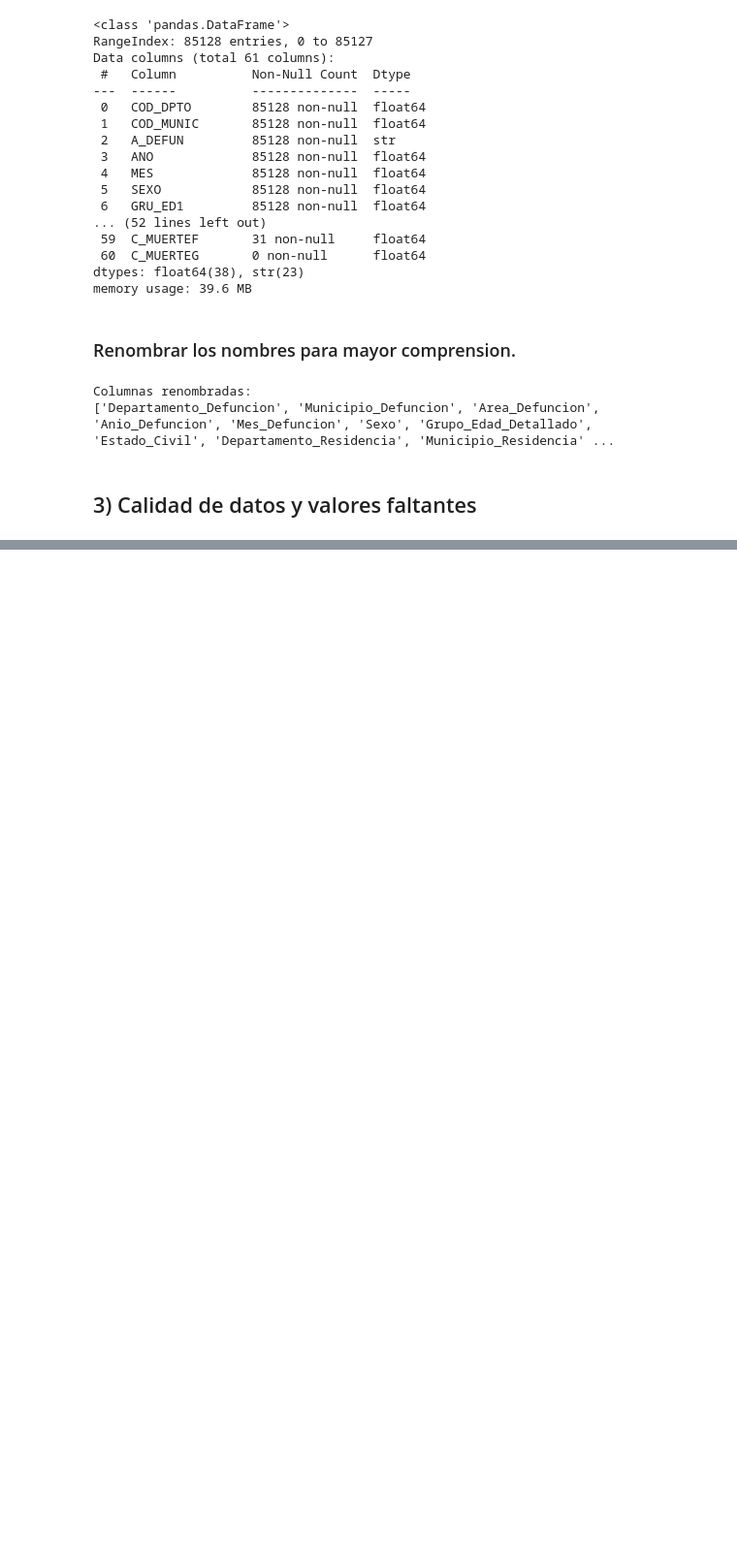
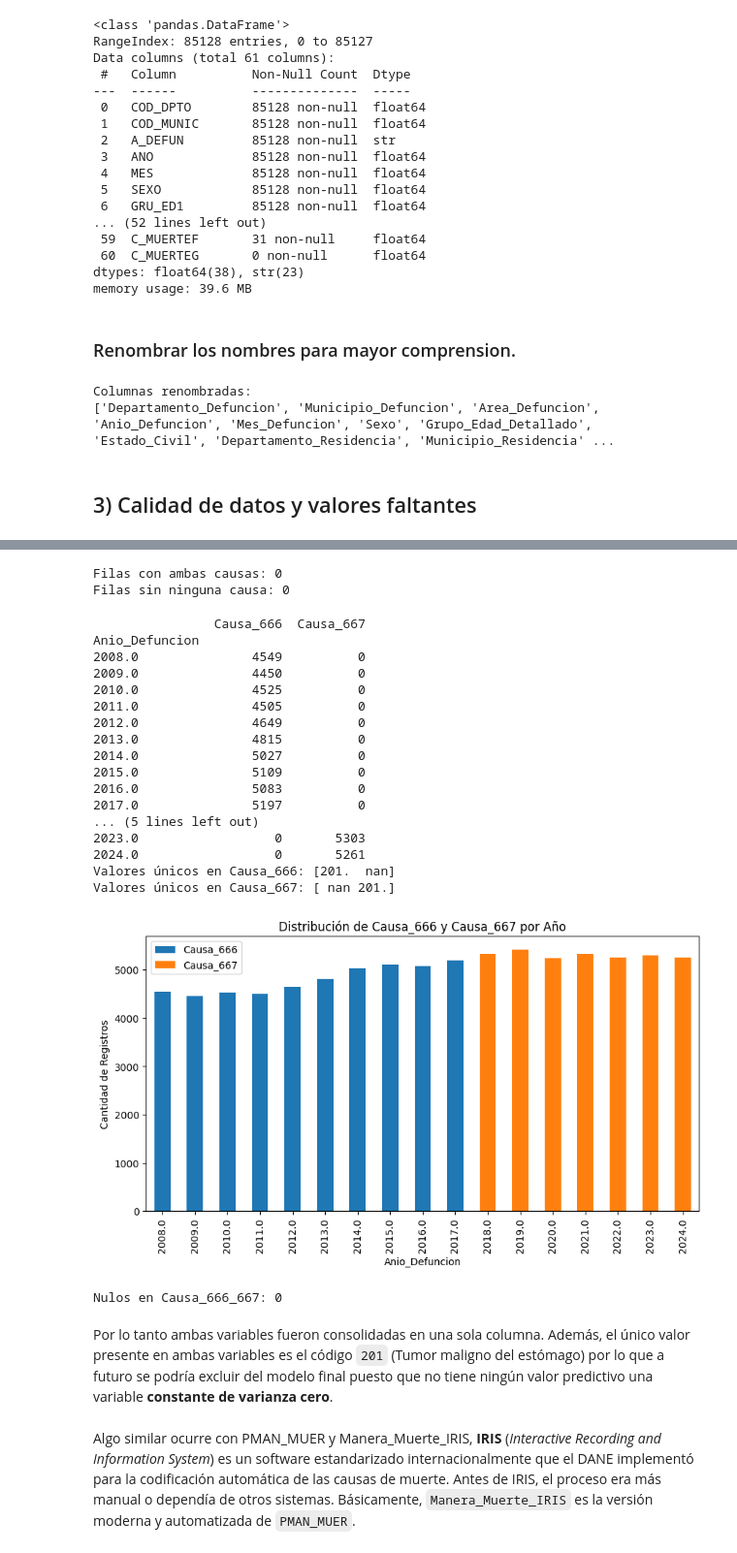
Before and after one commit to LasciaStare/Seminario, a Jupyter notebook: EDA_ESTOMAGO_2008_2024.ipynb, the cells around one changed output, grey strips where cells are left out. Shown at 97% size. Cells and saved outputs as stored; diff of their text form; code cells hidden in the pictures; blank space fills up the shorter version.

Commit message:
LimpiezaHecha
Falta documentacion

```diff
--- a/EDA_ESTOMAGO_2008_2024.ipynb
+++ b/EDA_ESTOMAGO_2008_2024.ipynb
@@ -253,0 +252,4 @@ dtype: float64
+# %%
+# drop columnas
+drop_cols = ['Tiempo_Permanencia_Num', 'Estado_Civil_Madre','Manera_Muerte_Historica','Municipio_Ocurrencia_Hecho','Departamento_Ocurrencia_Hecho', 'Tipo_Formulario']
+df.drop(columns=drop_cols, inplace=True)
@@ -253,0 +258,4 @@ dtype: float64
+# %%
+# 1. Limpieza de geografía (eliminamos el ruido mínimo)
+cols_geo = ['Area_Residencia', 'Departamento_Residencia', 'Municipio_Residencia']
+df = df.dropna(subset=cols_geo)
@@ -253,0 +264,57 @@ dtype: float64
+# %%
+# Verificar si hay solapamiento (debería dar 0)
+overlap = df[df['Causa_666'].notna() & df['Causa_667'].notna()].shape[0]
+print(f"Filas con ambas causas: {overlap}")
+
+# Verificar si hay alguna fila que no tenga ninguna de las dos (debería dar 0)
+no_data = df[df['Causa_666'].isna() & df['Causa_667'].isna()].shape[0]
+print(f"Filas sin ninguna causa: {no_data}")
+# %% [output]
+Filas con ambas causas: 0
+Filas sin ninguna causa: 0
+# %%
+# Agrupar por año y contar no nulos
+temporal_check = df.groupby('Anio_Defuncion')[['Causa_666', 'Causa_667']].count()
+print(temporal_check)
+
+print("Valores únicos en Causa_666:", df['Causa_666'].unique())
+print("Valores únicos en Causa_667:", df['Causa_667'].unique())
+# Visualización rápida
+temporal_check.plot(kind='bar', stacked=True, figsize=(10, 5))
+plt.title('Distribución de Causa_666 y Causa_667 por Año')
+plt.ylabel('Cantidad de Registros')
+plt.show()
+# %% [output]
+                Causa_666  Causa_667
+Anio_Defuncion
+2008.0               4549          0
+2009.0               4450          0
+2010.0               4525          0
+2011.0               4505          0
+2012.0               4649          0
+2013.0               4815          0
+2014.0               5027          0
+2015.0               5109          0
+2016.0               5083          0
+2017.0               5197          0
+... (5 lines left out)
+2023.0                  0       5303
+2024.0                  0       5261
+Valores únicos en Causa_666: [201.  nan]
+Valores únicos en Causa_667: [ nan 201.]
+[figure, added]
+# %%
+# Opción eficiente con fillna
+df['Causa_666_667'] = df['Causa_666'].fillna(df['Causa_667'])
+
+# Verificar que la nueva columna no tenga nulos
+print(f"Nulos en Causa_666_667: {df['Causa_666_667'].isna().sum()}")
+drop_cols = ['Causa_666', 'Causa_667']
+df.drop(columns=drop_cols, inplace=True)
+# %% [output]
+Nulos en Causa_666_667: 0
+# %% [markdown]
+Por lo tanto ambas variables fueron consolidadas en una sola columna.
+Además, el único valor presente en ambas variables es el código `201` (Tumor maligno del estómago) por lo que a futuro se podría excluir del modelo final puesto que no tiene ningún valor predictivo una variable **constante de varianza cero**.
+# %% [markdown]
+Algo similar ocurre con PMAN_MUER y Manera_Muerte_IRIS, **IRIS** (*Interactive Recording and Information System*) es un software estandarizado internacionalmente que el DANE implementó para la codificación automática de las causas de muerte. Antes de IRIS, el proceso era más manual o dependía de otros sistemas. Básicamente, `Manera_Muerte_IRIS` es la versión moderna y automatizada de `PMAN_MUER`.
```
Also changed, not shown: parts of 35 cells of this notebook.
